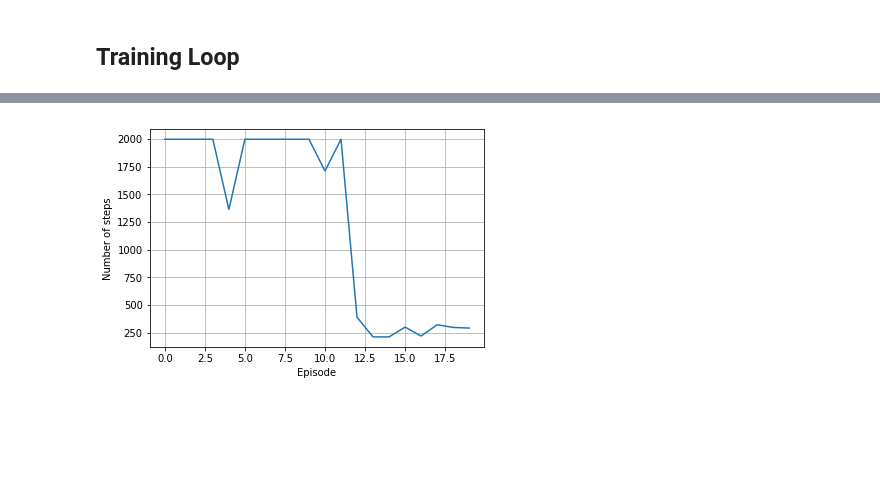
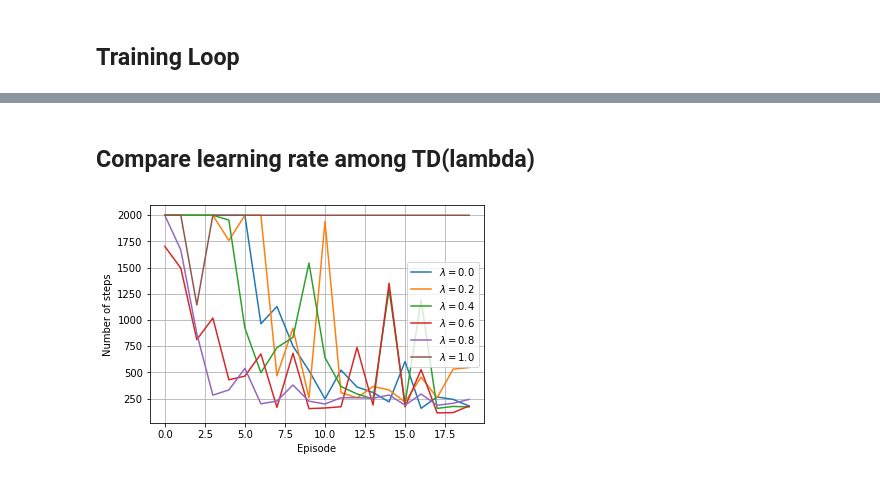
Before and after one commit to quan-dao/RL-wind-up, a Jupyter notebook: td_actor_critic.ipynb, the cells around one changed output, grey strips where cells are left out. Saved outputs shown, nothing was run; the diff lists cells and outputs as text; code cells hidden in the pictures; blank space fills up the shorter version.

```diff
--- a/td_actor_critic.ipynb
+++ b/td_actor_critic.ipynb
@@ -68,28 +111,11 @@ ex state value:
 # %%
-class Policy(object):
+class Policy(PolicyGradient):
     def __init__(self, num_features):
-        self.weights = np.zeros(num_features)
-        num_components = num_features // 4
         observation_examples = np.array([env.observation_space.sample() for x in range(1000)])
         action_examples = np.array([env.action_space.sample() for x in range(1000)])
         obs_act_examples = np.concatenate((observation_examples, action_examples.reshape((-1, 1))), axis=1)
-        # define scaler
-        self.scaler = sklearn.preprocessing.StandardScaler()
-        self.scaler.fit(obs_act_examples)
-        # define featurizer
-        self.featurizer = state_featurizer = sklearn.pipeline.FeatureUnion([
-                ("rbf1", RBFSampler(gamma=5.0, n_components=num_components)),
-                ("rbf2", RBFSampler(gamma=2.0, n_components=num_components)),
-                ("rbf3", RBFSampler(gamma=1.0, n_components=num_components)),
-                ("rbf4", RBFSampler(gamma=0.5, n_components=num_components))
-                ])
-        self.featurizer.fit(self.scaler.transform(obs_act_examples))
+        super().__init__(num_features, obs_act_examples)
         self.score = None
-
-    def featurize_state_action(self, state, action):
-        scaled = self.scaler.transform([np.append(state, action)])
-        featurized = self.featurizer.transform(scaled)
-        return featurized[0]
 
     def choose_action(self, state):
         '''
@@ -99,22 +125,29 @@ class Policy(object):
         act_prob = np.zeros(env.action_space.n)
         features_mat = np.zeros((env.action_space.n, self.weights.shape[0]))
         for act in range(env.action_space.n):
-            features_mat[act, :] = self.featurize_state_action(state, act)
+            features_mat[act, :] = self.featurize(state, act)
             act_prob[act] = np.exp(features_mat[act, :].dot(self.weights))
         act_prob /= act_prob.sum()  # normalize act_prob
         choosen_act = np.argmax(act_prob)
+        # Update score of this state & chosen action pair
         self.score = features_mat[choosen_act, :] - features_mat.mean(axis=0)
+        # update actor eligibility trace
+        self.update_elig_trace()
         return choosen_act
 
-    def update_weights(self, delta_w):
-        self.weights += delta_w
+    def update_weights(self, td_error):
+        self.weights += ALPHA * td_error * self.elig_trace
+
+    def update_elig_trace(self):
+        self.elig_trace = GAMMA * LAMBDA * self.elig_trace + self.score
 
 
 # Test
 policy = Policy(8)
 action = env.action_space.sample()
-print(policy.featurize_state_action(state, action))
+print(policy.featurize(state, action))
 act = policy.choose_action(state)
 print("choose action:\t", act)
 print("score:\n", policy.score)
+policy.update_elig_trace()
 # %% [output]
@@ -152,6 +178,8 @@ def plotValueFunc(value_approx):
     ax.set_zlabel('Value')
     ax.set_title("Mountain \"Cost To Go\" Function")
     plt.show()
+# %%
+dict_steps_per_episode = {}
 # %% [markdown]
 ## Training Loop
 # %%
@@ -212,11 +247,15 @@ plotValueFunc(value_approx)
+# %% [markdown]
+## Compare learning rate among TD(lambda)
 # %%
 plt.figure(1)
-plt.plot(steps_per_episode)
+for l in dict_steps_per_episode.keys():
+    plt.plot(dict_steps_per_episode[l], label=r"$\lambda = $" + "%.1f"%l)
 plt.grid()
+plt.legend()
 plt.xlabel("Episode")
 plt.ylabel("Number of steps")
 plt.show()
 # %% [output]
-[figure, old version]
+[figure, new version]
 # %%
 np.savetxt('mountain_car_td_AC_policy_weights.txt', policy.weights, fmt='%f')
```
Also changed, not shown: parts of 12 cells of this notebook.
